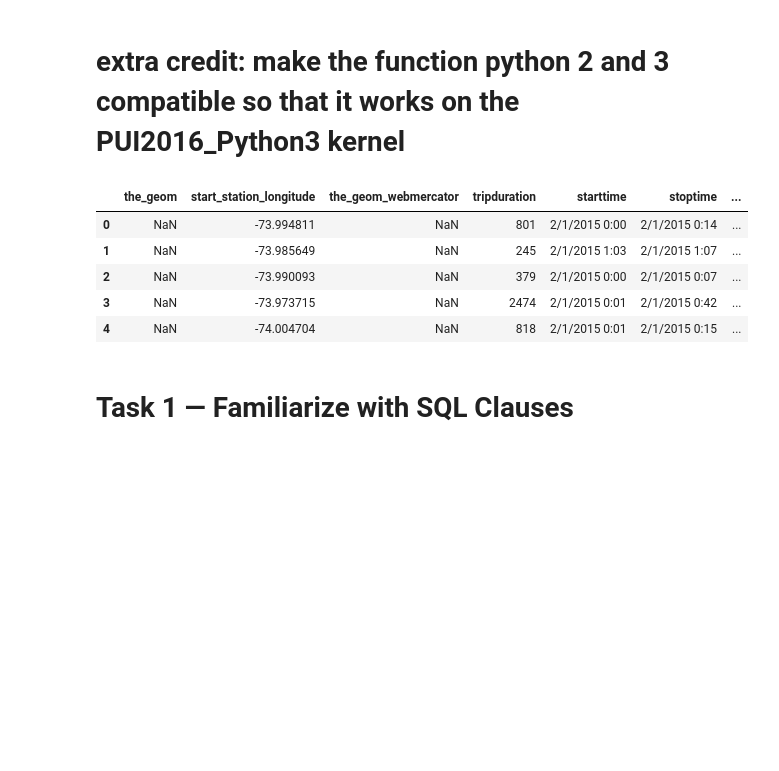
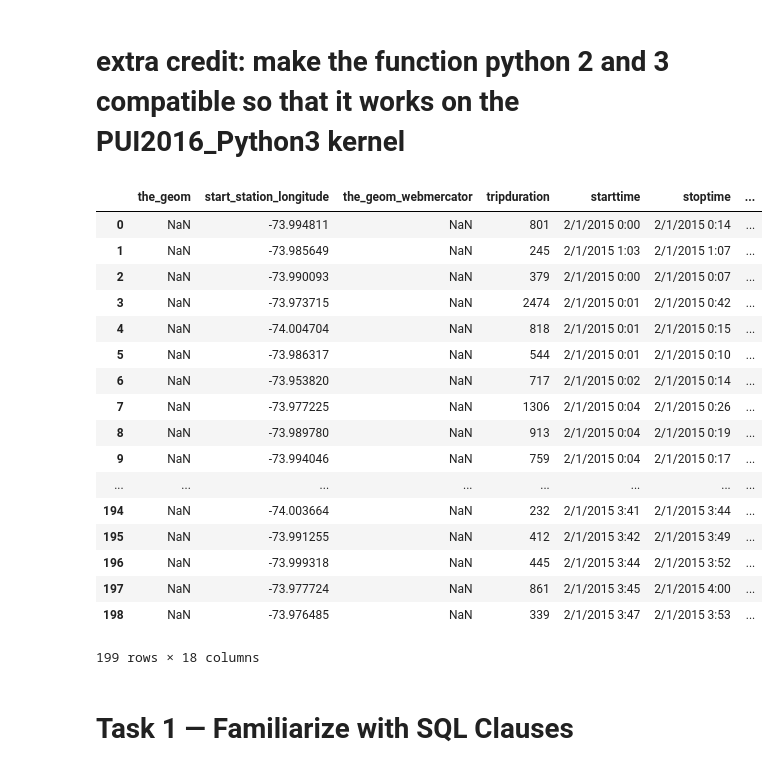
Before and after one commit to Mingyi1995/PUI2018_mh5172, a Jupyter notebook: HW6_mh5172/SQL_query.ipynb, the cells around one changed output. Drawn from its saved outputs; the diff is of its cells as text; code cells hidden in the pictures; blank space fills up the shorter version.

```diff
--- a/HW6_mh5172/SQL_query.ipynb
+++ b/HW6_mh5172/SQL_query.ipynb
@@ -83,14 +102,26 @@ def get_data(data):
     return pd.read_csv(BytesIO(data), sep=',')
 # %%
 citibike_short = get_data(queryCartoDB(test))
-citibike_short.head()
+citibike_short
 # %% [output]
 |  | the_geom | start_station_longitude | the_geom_webmercator | tripduration | starttime | stoptime | ... |
 | 0 | NaN | -73.994811 | NaN | 801 | 2/1/2015 0:00 | 2/1/2015 0:14 | ... |
 | 1 | NaN | -73.985649 | NaN | 245 | 2/1/2015 1:03 | 2/1/2015 1:07 | ... |
 | 2 | NaN | -73.990093 | NaN | 379 | 2/1/2015 0:00 | 2/1/2015 0:07 | ... |
 | 3 | NaN | -73.973715 | NaN | 2474 | 2/1/2015 0:01 | 2/1/2015 0:42 | ... |
 | 4 | NaN | -74.004704 | NaN | 818 | 2/1/2015 0:01 | 2/1/2015 0:15 | ... |
+| 5 | NaN | -73.986317 | NaN | 544 | 2/1/2015 0:01 | 2/1/2015 0:10 | ... |
+| 6 | NaN | -73.953820 | NaN | 717 | 2/1/2015 0:02 | 2/1/2015 0:14 | ... |
+| 7 | NaN | -73.977225 | NaN | 1306 | 2/1/2015 0:04 | 2/1/2015 0:26 | ... |
+| 8 | NaN | -73.989780 | NaN | 913 | 2/1/2015 0:04 | 2/1/2015 0:19 | ... |
+| 9 | NaN | -73.994046 | NaN | 759 | 2/1/2015 0:04 | 2/1/2015 0:17 | ... |
+| ... | ... | ... | ... | ... | ... | ... | ... |
+| 194 | NaN | -74.003664 | NaN | 232 | 2/1/2015 3:41 | 2/1/2015 3:44 | ... |
+| 195 | NaN | -73.991255 | NaN | 412 | 2/1/2015 3:42 | 2/1/2015 3:49 | ... |
+| 196 | NaN | -73.999318 | NaN | 445 | 2/1/2015 3:44 | 2/1/2015 3:52 | ... |
+| 197 | NaN | -73.977724 | NaN | 861 | 2/1/2015 3:45 | 2/1/2015 4:00 | ... |
+| 198 | NaN | -73.976485 | NaN | 339 | 2/1/2015 3:47 | 2/1/2015 3:53 | ... |
+199 rows × 18 columns
 # %% [markdown]
 # Task 1 — Familiarize with SQL Clauses
 # %% [markdown]
```
Also changed, not shown: parts of 1 cell of this notebook.
